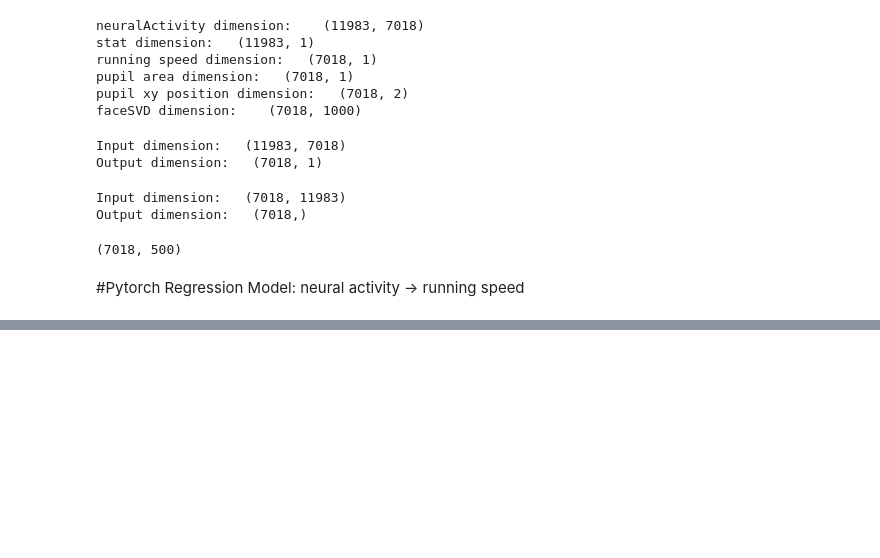
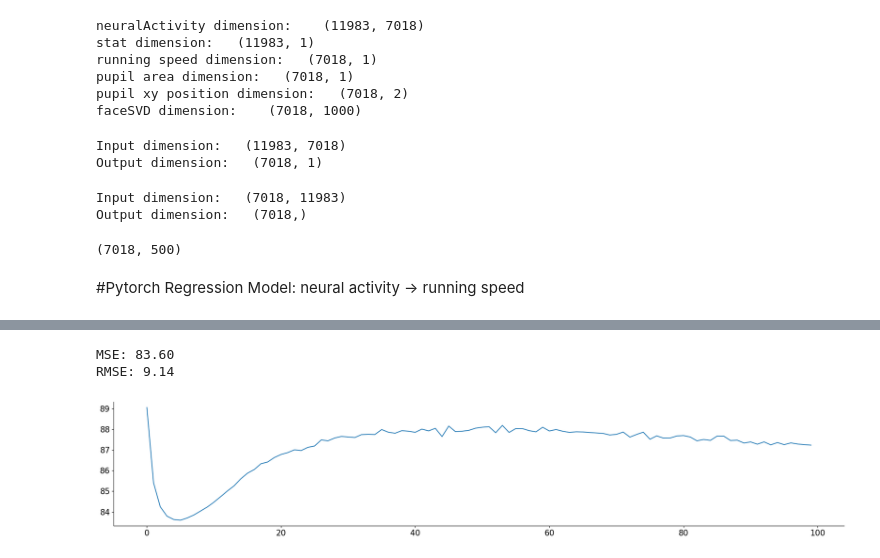
Before and after one commit to gbaghdadi/NeuromatchDeepLearningProject, a Jupyter notebook: NMAproject2023_PytorchRegression_StringerData.ipynb, the cells around one changed output, grey strips where cells are left out. Drawn from its saved outputs; the diff is of its cells as text; code cells hidden in the pictures; blank space fills up the shorter version.

```diff
--- a/NMAproject2023_PytorchRegression_StringerData.ipynb
+++ b/NMAproject2023_PytorchRegression_StringerData.ipynb
@@ -95,0 +109,5 @@ print(neural_activity.shape)
+# %%
+X = neural_activity
+y = runspeed
+print(X.shape)
+print(y.shape)
@@ -95,0 +117,20 @@ print(neural_activity.shape)
+# %%
+import torch.nn as nn
+
+# Define the model
+model = nn.Sequential(
+    nn.Linear(500, 24),
+    nn.ReLU(),
+    nn.Linear(24, 12),
+    nn.ReLU(),
+    nn.Linear(12, 6),
+    nn.ReLU(),
+    nn.Linear(6, 1)
+)
+# %%
+import torch.nn as nn
+import torch.optim as optim
+
+# loss function and optimizer
+loss_fn = nn.MSELoss()  # mean square error
+optimizer = optim.Adam(model.parameters(), lr=0.0001)
@@ -95,0 +203,9 @@ print(neural_activity.shape)
+# %%
+print("MSE: %.2f" % best_mse)
+print("RMSE: %.2f" % np.sqrt(best_mse))
+plt.plot(history)
+plt.show()
+# %% [output]
+MSE: 83.60
+RMSE: 9.14
+[figure, added]
```
Also changed, not shown: parts of 4 cells of this notebook.
